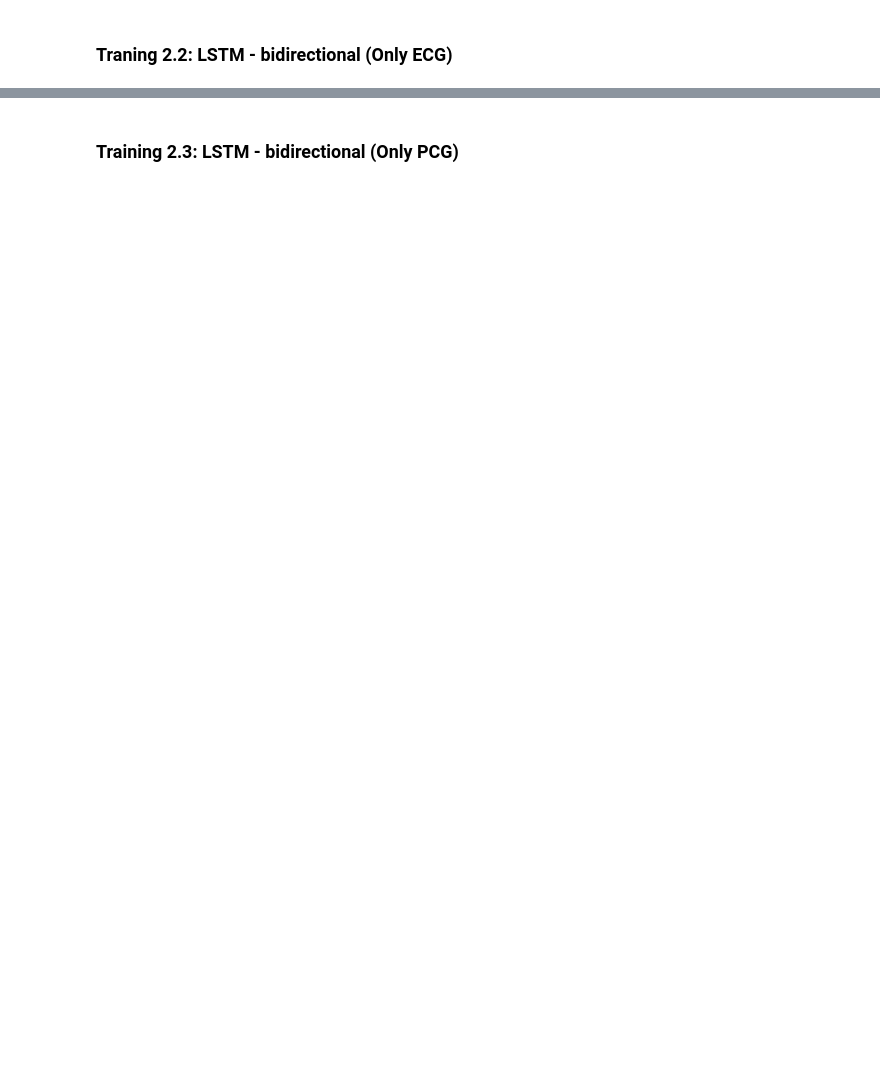
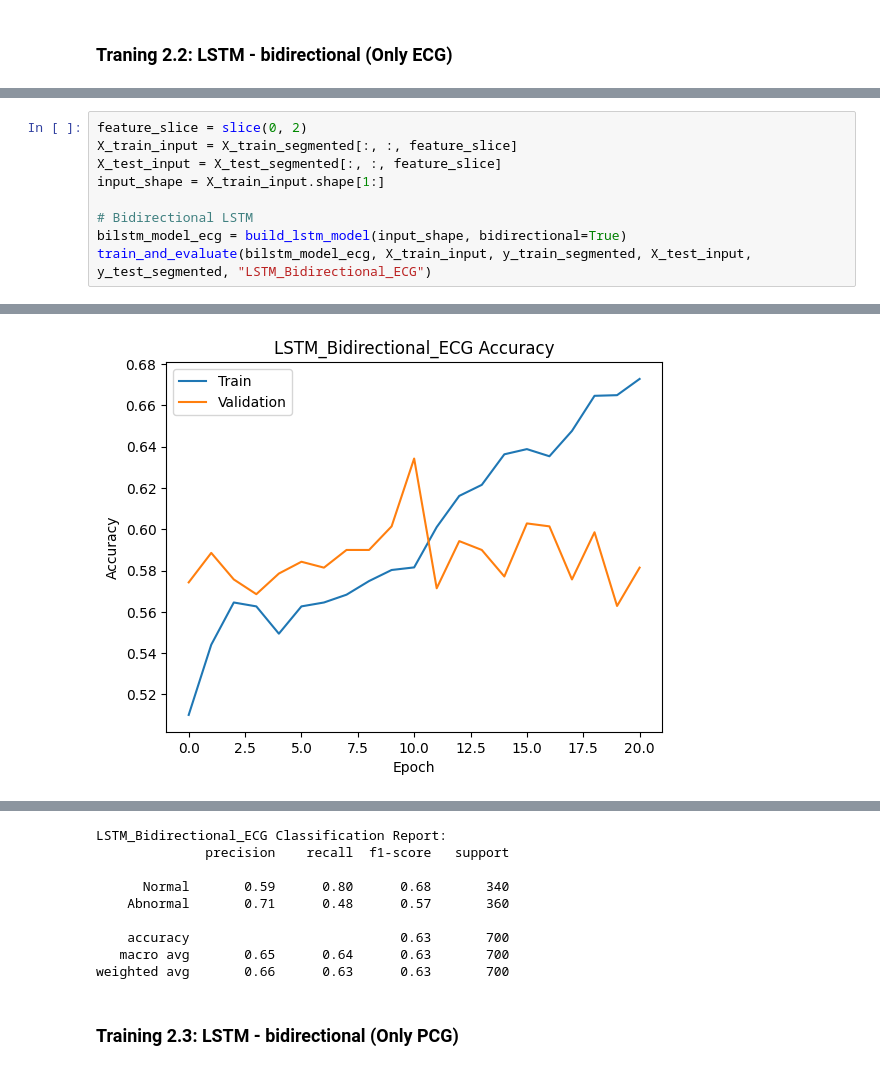
Before and after one commit to PhichamonS/Heart_Abnormality_Classification, a Jupyter notebook: Model_training_LSTM.ipynb, the cells around one changed output, grey strips where cells are left out. Cells and saved outputs as stored; diff of their text form; blank space fills up the shorter version.

```diff
--- a/Model_training_LSTM.ipynb
+++ b/Model_training_LSTM.ipynb
@@ -982,0 +740,10 @@ weighted avg       0.67      0.67      0.67       700
+# %%
+feature_slice = slice(0, 2)
+X_train_input = X_train_segmented[:, :, feature_slice]
+X_test_input = X_test_segmented[:, :, feature_slice]
+input_shape = X_train_input.shape[1:]
+
+# Bidirectional LSTM
+bilstm_model_ecg = build_lstm_model(input_shape, bidirectional=True)
+train_and_evaluate(bilstm_model_ecg, X_train_input, y_train_segmented, X_test_input, y_test_segmented, "LSTM_Bidirectional_ECG")
+# %% [output]
@@ -982,0 +767 @@ weighted avg       0.67      0.67      0.67       700
+[figure, added]
@@ -983,2 +770,11 @@ weighted avg       0.67      0.67      0.67       700
+LSTM_Bidirectional_ECG Classification Report:
+              precision    recall  f1-score   support
+
+      Normal       0.59      0.80      0.68       340
+    Abnormal       0.71      0.48      0.57       360
+
+    accuracy                           0.63       700
+   macro avg       0.65      0.64      0.63       700
+weighted avg       0.66      0.63      0.63       700
 # %% [markdown]
 ### Training 2.3: LSTM - bidirectional (Only PCG)
```
Also changed, not shown: parts of 44 cells of this notebook.
